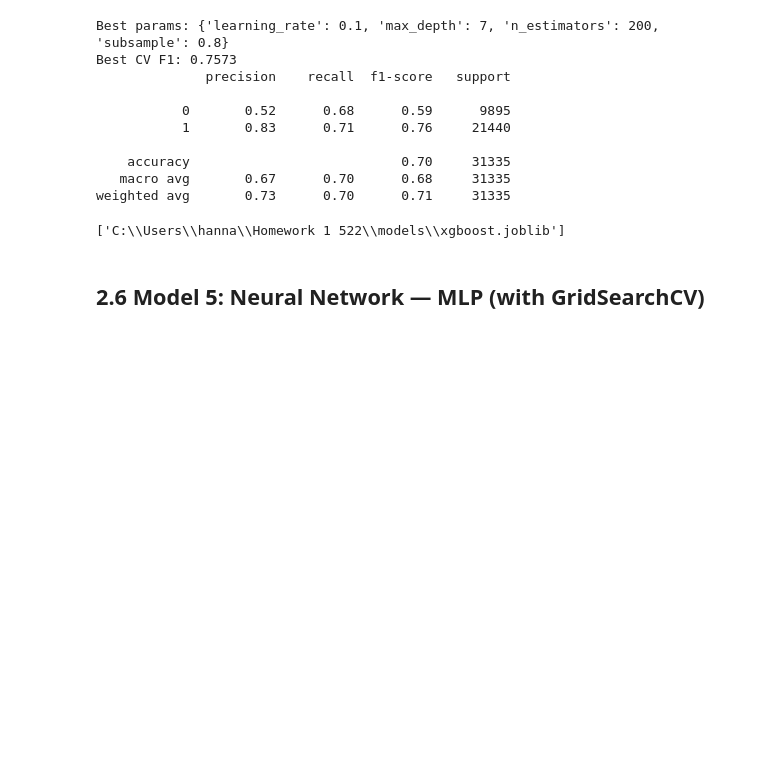
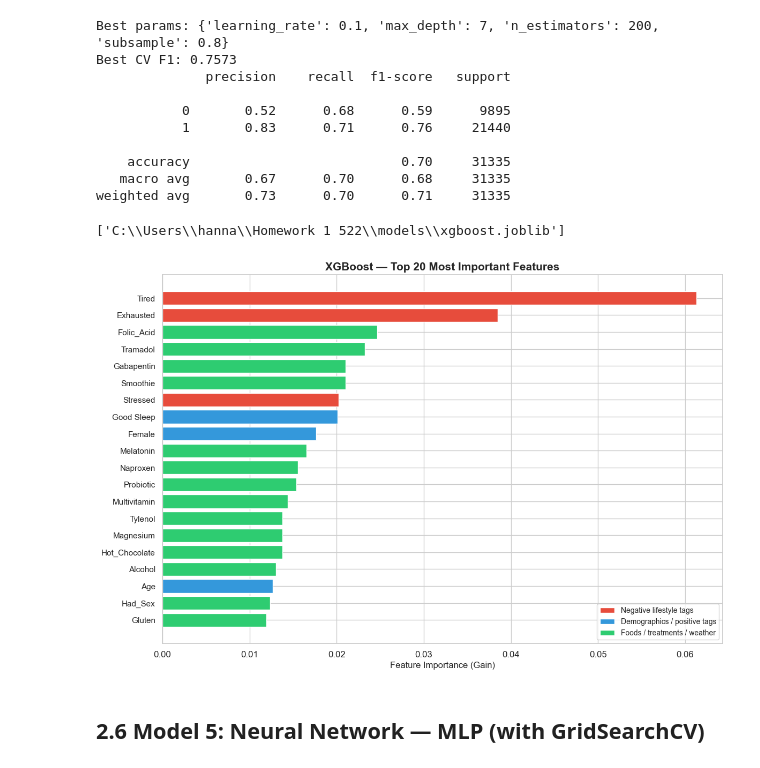
Before and after one commit to hannypoo/msis522-hw1, a Jupyter notebook: notebooks/hw1_analysis.ipynb, the cells around one changed output. Cells and saved outputs as stored; diff of their text form; code cells hidden in the pictures; blank space fills up the shorter version.

```diff
--- a/notebooks/hw1_analysis.ipynb
+++ b/notebooks/hw1_analysis.ipynb
@@ -957,6 +957,33 @@ Best CV F1: 0.7573
    macro avg       0.67      0.70      0.68     31335
 weighted avg       0.73      0.70      0.71     31335
 ['C:\\Users\\hanna\\Homework 1 522\\models\\xgboost.joblib']
+# %%
+# XGBoost Feature Importance — Top 20
+importances = xgb_best.feature_importances_
+indices = np.argsort(importances)[-20:]
+
+fig, ax = plt.subplots(figsize=(12, 8))
+colors = ['#e74c3c' if display_names[i] in ['Tired', 'Stressed', 'Exhausted', 'Bad Sleep', 'Poor Sleep']
+          else '#3498db' if display_names[i] in ['Good Sleep', 'Age', 'Female']
+          else '#2ecc71' for i in indices]
+
+ax.barh(range(len(indices)), importances[indices], color=colors)
+ax.set_yticks(range(len(indices)))
+ax.set_yticklabels([display_names[i] for i in indices], fontsize=11)
+ax.set_xlabel('Feature Importance (Gain)', fontsize=12)
+ax.set_title('XGBoost — Top 20 Most Important Features', fontsize=15, fontweight='bold')
+
+from matplotlib.patches import Patch
+legend_elements = [Patch(facecolor='#e74c3c', label='Negative lifestyle tags'),
+                   Patch(facecolor='#3498db', label='Demographics / positive tags'),
+                   Patch(facecolor='#2ecc71', label='Foods / treatments / weather')]
+ax.legend(handles=legend_elements, loc='lower right', fontsize=10)
+plt.tight_layout()
+plt.savefig(FIGURES_DIR / 'xgboost_viz.png', dpi=150, bbox_inches='tight',
+            facecolor='white', edgecolor='none')
+plt.show()
+# %% [output]
+[figure, added]
 # %% [markdown]
 ## 2.6 Model 5: Neural Network — MLP (with GridSearchCV)
 # %%
```
Also changed, not shown: parts of 1 cell of this notebook, 2 other files.
